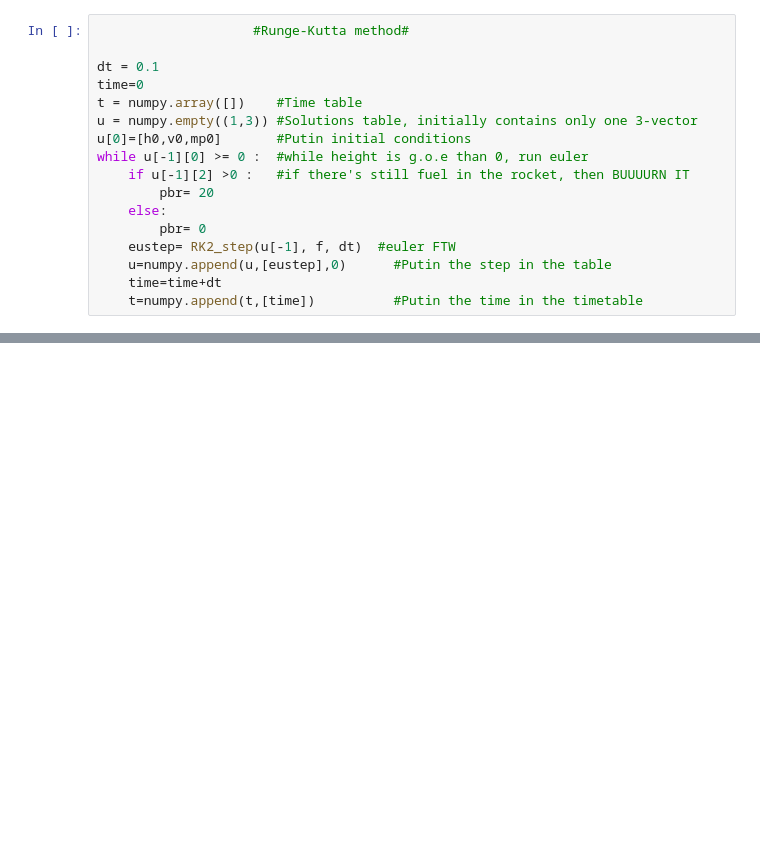
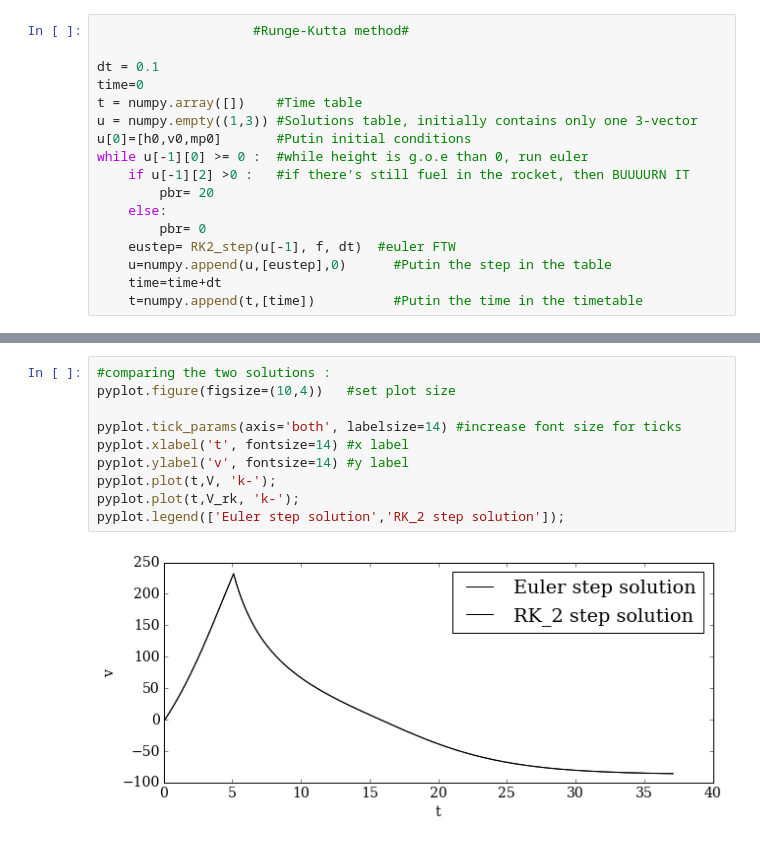
Before and after one commit to costerck/numerical-mooc, a Jupyter notebook: working/Lesson 1/Rocket_Assignement_Solution.ipynb, the cells around one changed output, grey strips where cells are left out. Cells and saved outputs as stored; diff of their text form; blank space fills up the shorter version.

```diff
--- a/working/Lesson 1/Rocket_Assignement_Solution.ipynb
+++ b/working/Lesson 1/Rocket_Assignement_Solution.ipynb
@@ -107,0 +144,12 @@ while u[-1][0] >= 0 :  #while height is g.o.e than 0, run euler
+# %%
+#comparing the two solutions :
+pyplot.figure(figsize=(10,4))   #set plot size
+
+pyplot.tick_params(axis='both', labelsize=14) #increase font size for ticks
+pyplot.xlabel('t', fontsize=14) #x label
+pyplot.ylabel('v', fontsize=14) #y label
+pyplot.plot(t,V, 'k-');
+pyplot.plot(t,V_rk, 'k-');
+pyplot.legend(['Euler step solution','RK_2 step solution']);
+# %% [output]
+[figure, added]
```
Also changed, not shown: parts of 6 cells of this notebook.
